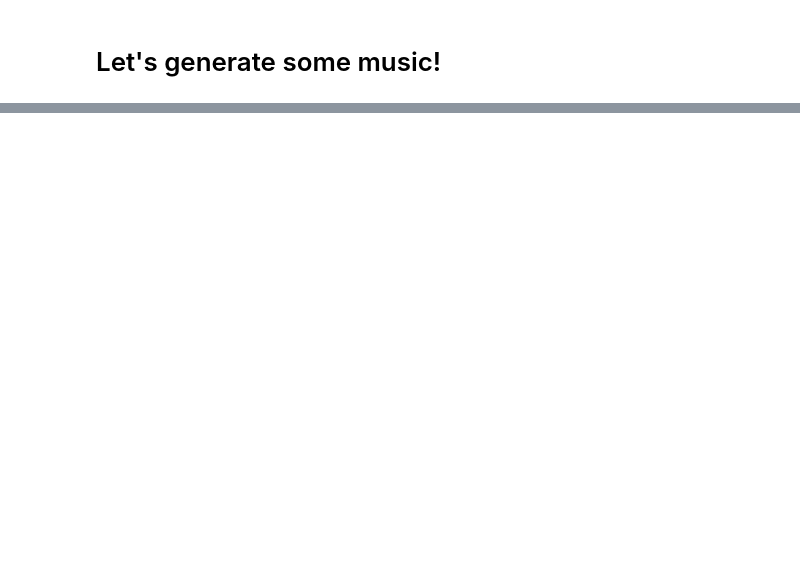
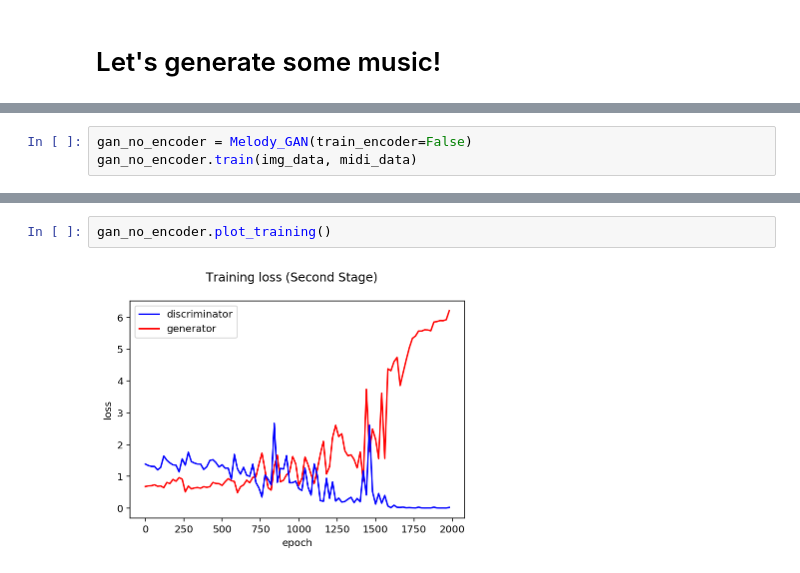
Before and after one commit to tinhangchui/CSCI566_GMG_Project, a Jupyter notebook: melodyGAN/Melody GAN.ipynb, the cells around one changed output, grey strips where cells are left out. Drawn from its saved outputs; the diff is of its cells as text; blank space fills up the shorter version.

```diff
--- a/melodyGAN/Melody GAN.ipynb
+++ b/melodyGAN/Melody GAN.ipynb
@@ -612,0 +621,3 @@ Generated game music:
+# %%
+gan_no_encoder = Melody_GAN(train_encoder=False)
+gan_no_encoder.train(img_data, midi_data)
@@ -612,0 +632,4 @@ Generated game music:
+# %%
+gan_no_encoder.plot_training()
+# %% [output]
+[figure, added]
```
Also changed, not shown: parts of 29 cells of this notebook.
